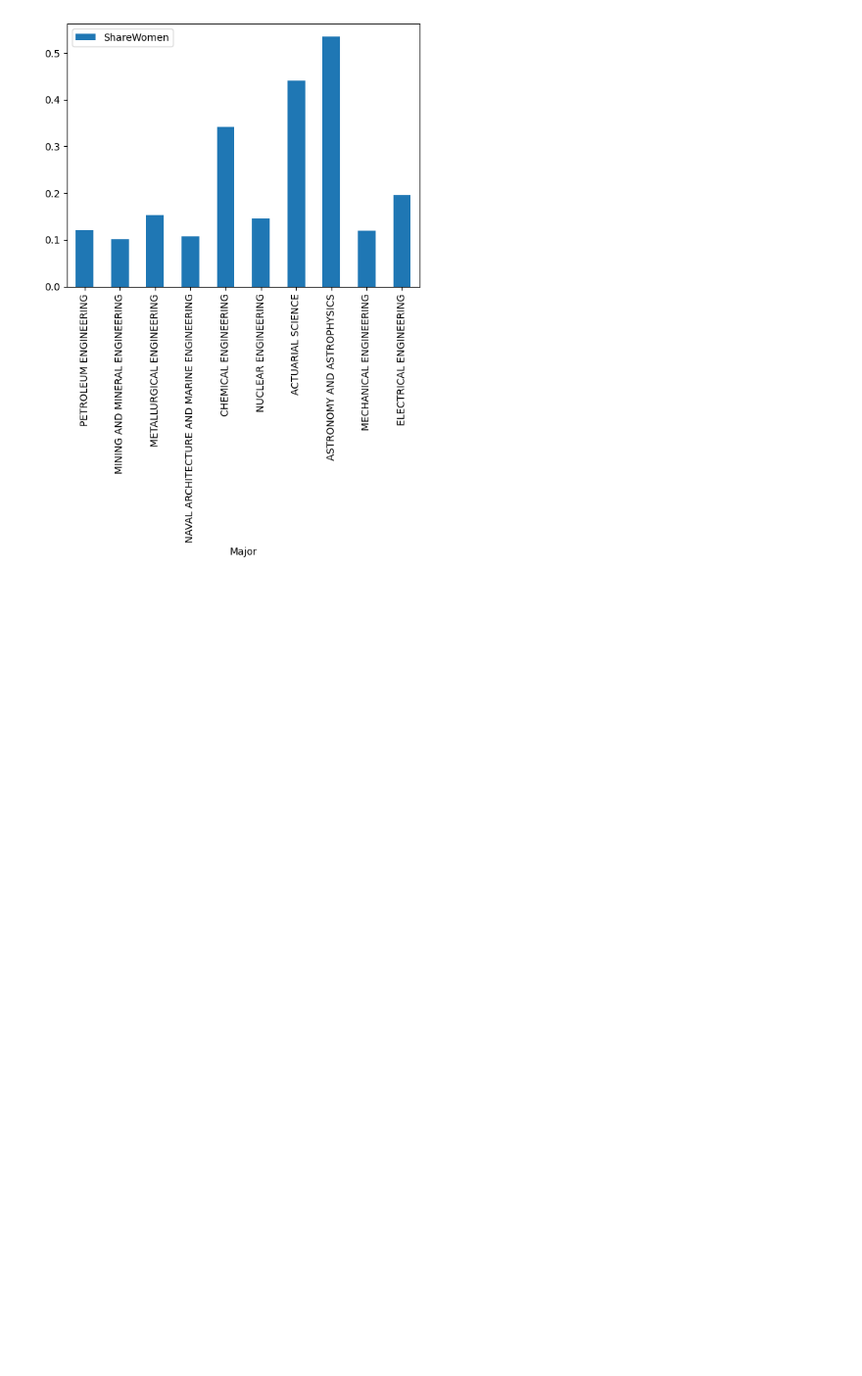
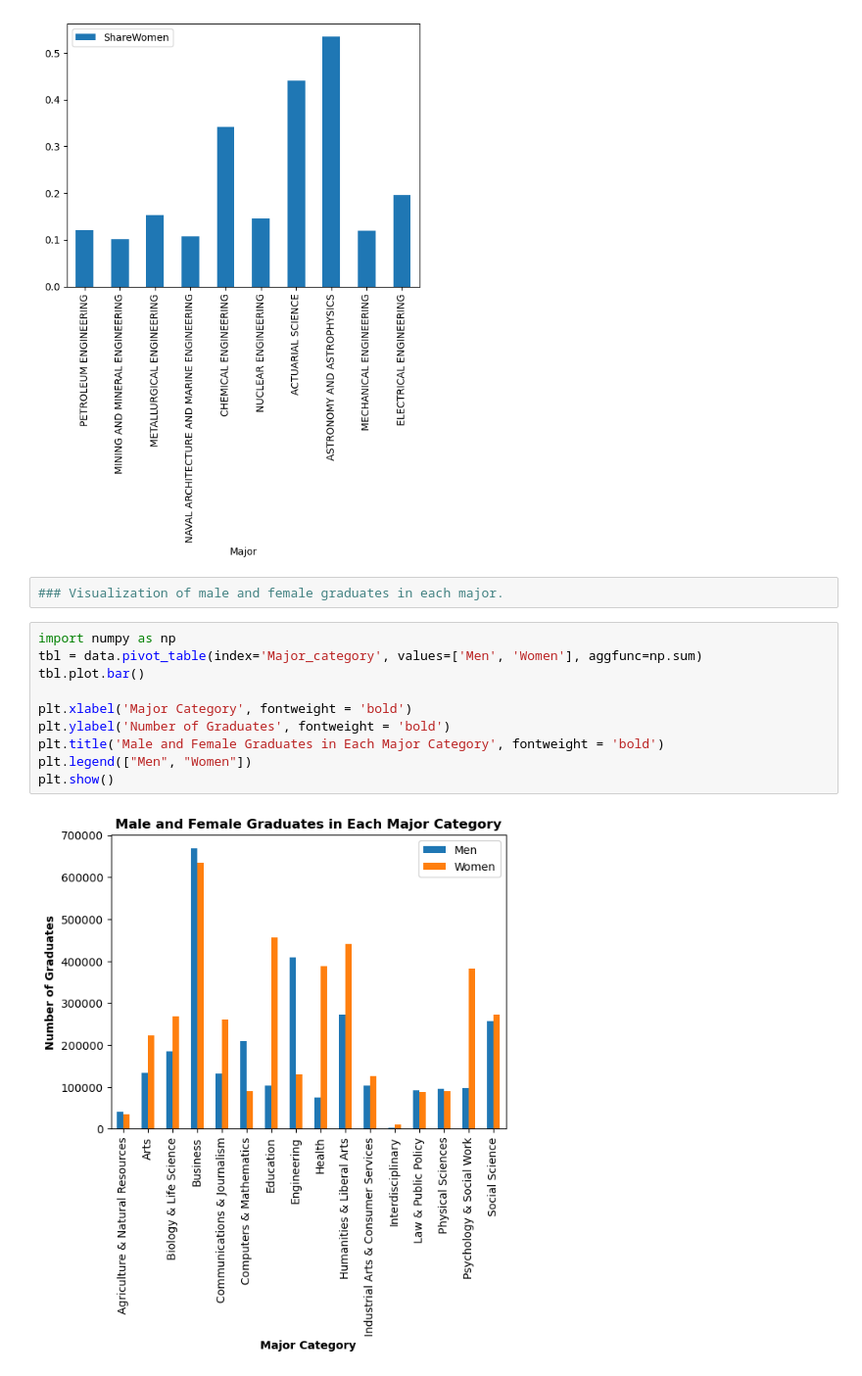
Before and after one commit to Nimaga95/Data_Science_Project-1, a Jupyter notebook: data_exploratory.ipynb, the cells around one changed output. Shown at 98% size. Cells and saved outputs as stored; diff of their text form; blank space fills up the shorter version.

```diff
--- a/data_exploratory.ipynb
+++ b/data_exploratory.ipynb
@@ -158,3 +158,17 @@ data[:10].plot.bar(x = 'Major', y = 'ShareWomen')
 # %% [output]
 <Axes: xlabel='Major'>
 [figure]
+# %%
+### Visualization of male and female graduates in each major.
+# %%
+import numpy as np
+tbl = data.pivot_table(index='Major_category', values=['Men', 'Women'], aggfunc=np.sum)
+tbl.plot.bar()
+
+plt.xlabel('Major Category', fontweight = 'bold')
+plt.ylabel('Number of Graduates', fontweight = 'bold')
+plt.title('Male and Female Graduates in Each Major Category', fontweight = 'bold')
+plt.legend(["Men", "Women"])
+plt.show()
+# %% [output]
+[figure, added]
```
Also changed, not shown: parts of 4 cells of this notebook.
